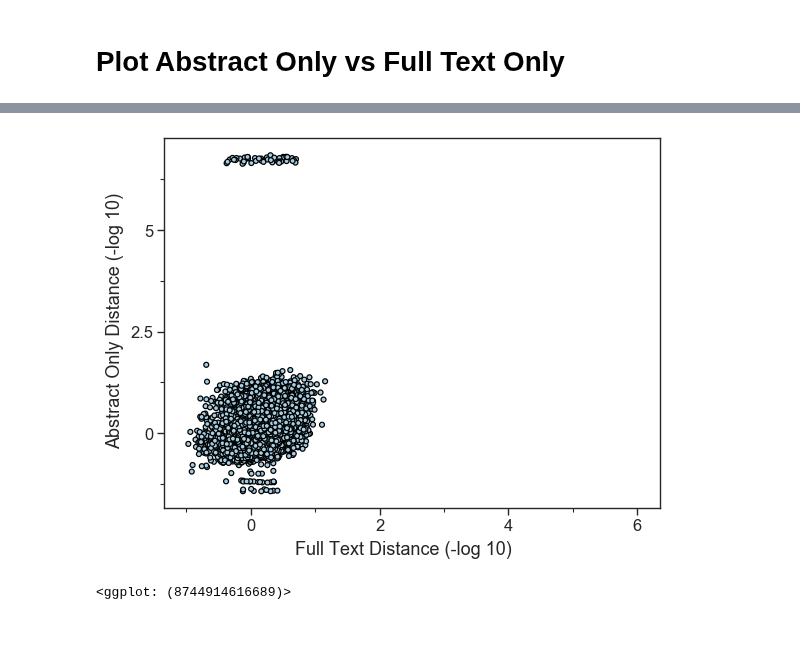
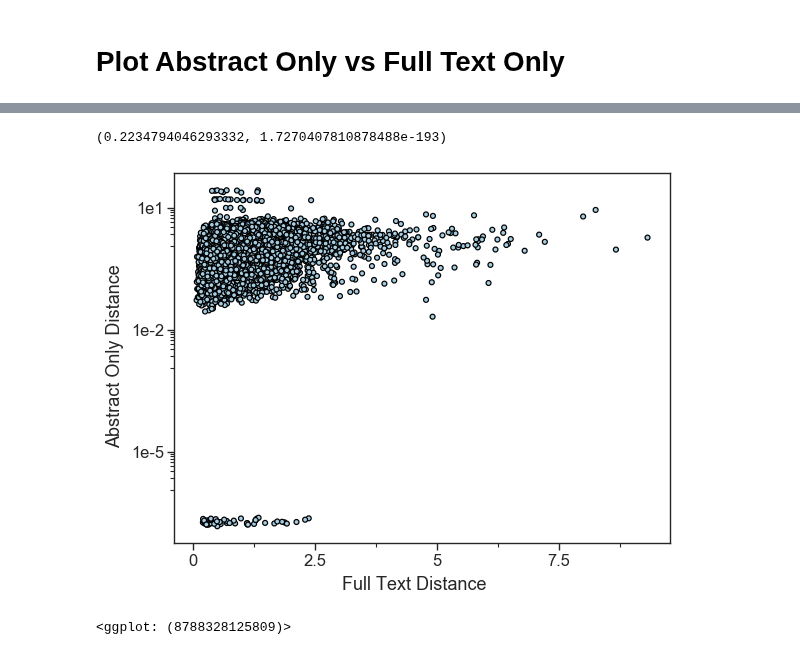
Before and after one commit to greenelab/annorxiver, a Jupyter notebook: biorxiv/article_distances/04_biorxiv_article_distances_abstract_only.ipynb, the cells around one changed output, grey strips where cells are left out. Cells and saved outputs as stored; diff of their text form; code cells hidden in the pictures.

```diff
--- a/biorxiv/article_distances/04_biorxiv_article_distances_abstract_only.ipynb
+++ b/biorxiv/article_distances/04_biorxiv_article_distances_abstract_only.ipynb
@@ -310,10 +312,10 @@ plot_df = (
         )[["document", "abstract_only_distance"]],
         on="document",
     )
-    .assign(
-        abstract_only_distance_log10=lambda x: -np.log10(x.abstract_only_distance),
-        full_text_distance_log10=lambda x: -np.log10(x.full_text_distance),
-    )
+    # .assign(
+    #    abstract_only_distance_log10=lambda x: -np.log10(x.abstract_only_distance),
+    #    full_text_distance_log10=lambda x: -np.log10(x.full_text_distance),
+    # )
 )
 plot_df.head()
 # %% [output]
@@ -326,15 +328,21 @@ plot_df.head()
+# %%
+# Pearson's R for correlation
+# Shows a weak but positive correlation
+scipy.stats.pearsonr(plot_df.full_text_distance, plot_df.abstract_only_distance)
+# %% [output]
+(0.2234794046293332, 1.7270407810878488e-193)
 # %%
 g = (
     p9.ggplot(plot_df)
-    + p9.aes(x="full_text_distance_log10", y="abstract_only_distance_log10")
+    + p9.aes(x="full_text_distance", y="abstract_only_distance")
     + p9.geom_point(fill="#a6cee3")
-    + p9.xlim([-1, 6])
-    + p9.labs(x="Full Text Distance (-log 10)", y="Abstract Only Distance (-log 10)")
+    + p9.scale_y_continuous(trans="log10")
+    + p9.labs(x="Full Text Distance", y="Abstract Only Distance")
     + p9.theme_seaborn(context="paper", style="ticks", font="Arial", font_scale=1.35)
 )
 g.save("output/figures/biorxiv_full_text_v_abstract_only.svg", dpi=250)
 g.save("output/figures/biorxiv_full_text_v_abstract_only.png", dpi=250)
 print(g)
 # %% [output]
-[figure, old version]
+[figure, new version]
-<ggplot: (8744914616689)>
+<ggplot: (8788328125809)>
```
Also changed, not shown: parts of 9 cells of this notebook, 12 other files.
